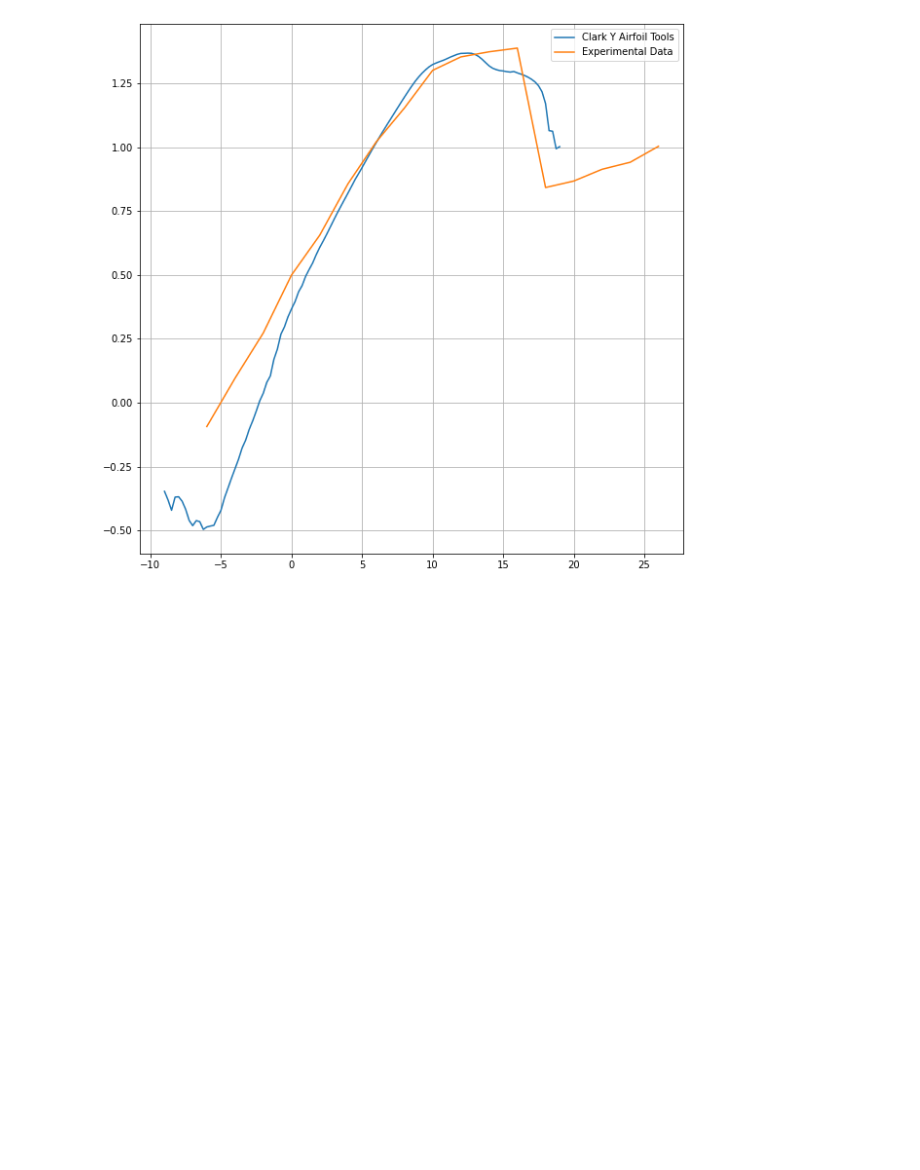
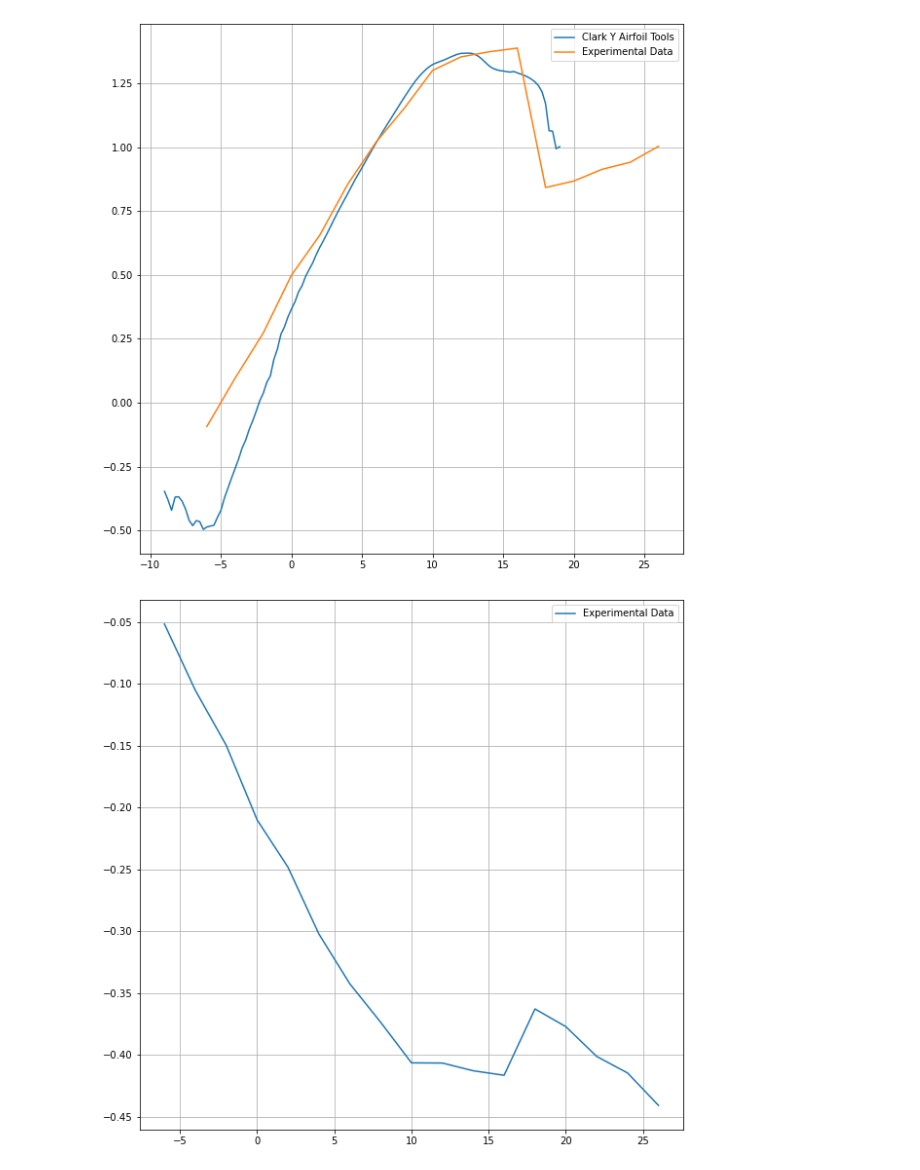
Before and after one commit to EvanY14/AE460-Fa23, a Jupyter notebook: Lab_2/dat_anal.ipynb, the cells around one changed output. Saved outputs shown, nothing was run; the diff lists cells and outputs as text; code cells hidden in the pictures; blank space fills up the shorter version.

```diff
--- a/Lab_2/dat_anal.ipynb
+++ b/Lab_2/dat_anal.ipynb
@@ -79,14 +79,16 @@ for h in range(len(alpha)):
     Ca = Ca*-1
     Cn_vec.append(Cn)
     Ca_vec.append(Ca)
+    CmLEx_vec.append(CmLEx)
+    CmLEy_vec.append(CmLEy)
 
     Cl = Cn*np.cos(np.radians(np.array(alpha)[h])) - Ca*np.sin(np.array(np.radians(alpha)[h]))
     Cl_vec.append(Cl)
 
-CmLE_vec = CmLEx_vec + CmLEy_vec
-Cmquarter_vec = CmLE_vec + 0.25*Cl
+CmLE_vec = np.array(CmLEx_vec) + np.array(CmLEy_vec)
+Cmquarter_vec = np.array(CmLE_vec) + 0.25*np.array(Cl)
 
-#deliverables: Cn, Ca,
+#deliverables: Cn_vec, Ca_vec, CmLEx_vec, CmLEy_vec, Cl_vec, Cmquarter_vec
 plt.plot(np.array(ambient_data['AOA'], dtype=int), Cn_vec, label = '$C_n$')
 plt.plot(np.array(ambient_data['AOA'], dtype=int), Ca_vec, label = '$C_a$')
 plt.xlabel('Angle of Attack [deg]')
@@ -118,3 +120,13 @@ ax.legend()
 plt.show()
 # %% [output]
 [figure]
+# %%
+# Number 7
+
+fig, ax = plt.subplots(1,1, figsize=(10, 10))
+ax.plot(ambient_data['AOA'], CmLE_vec, label='Experimental Data')
+ax.grid()
+ax.legend()
+plt.show()
+# %% [output]
+[figure, added]
```
